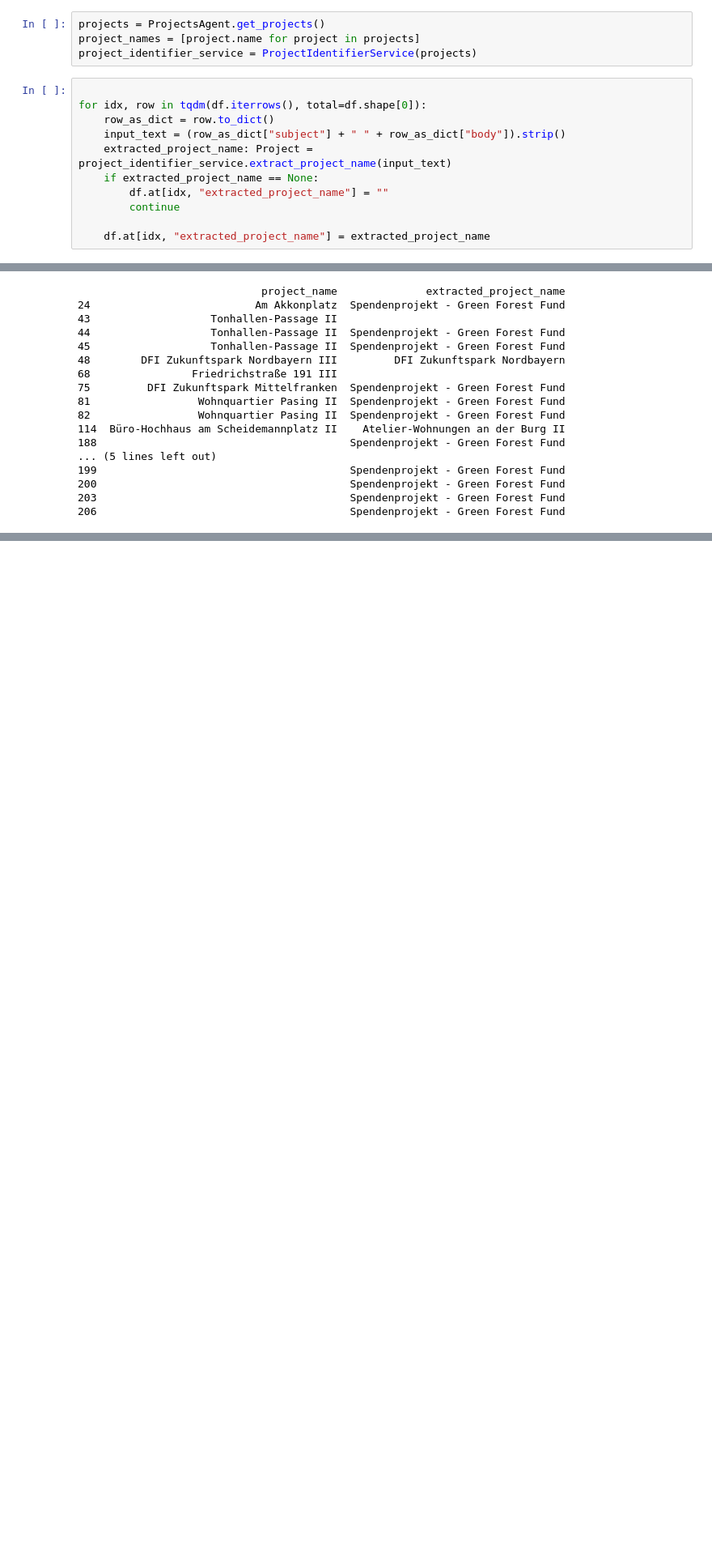
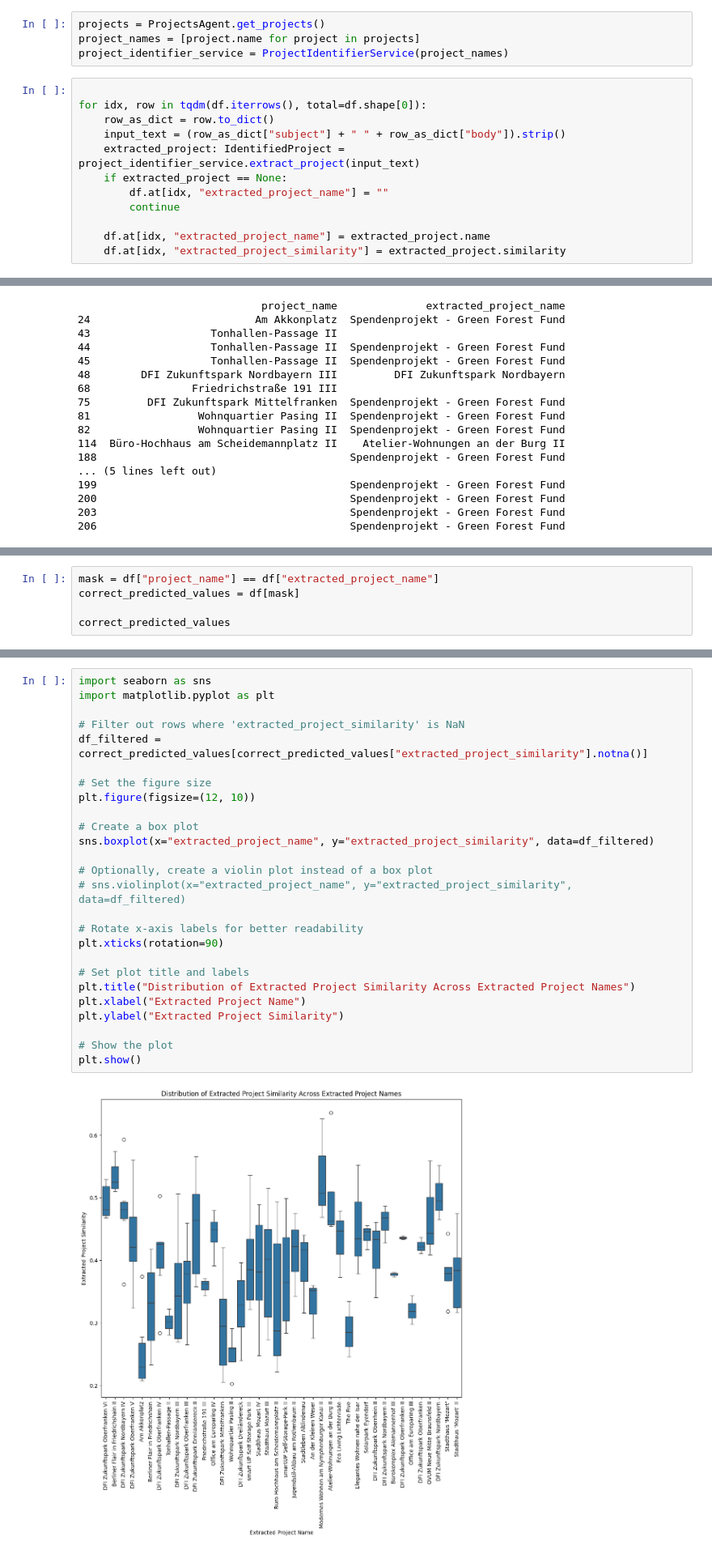
Before and after one commit to ArkadiyShuvaev/llm-zoomcamp-smart-mail, a Jupyter notebook: notebook/project_name_extractor_evaluation/02_evaluate_function.ipynb, the cells around one changed output, grey strips where cells are left out. Shown at 81% size. Saved outputs shown, nothing was run; the diff lists cells and outputs as text; blank space fills up the shorter version.

```diff
--- a/notebook/project_name_extractor_evaluation/02_evaluate_function.ipynb
+++ b/notebook/project_name_extractor_evaluation/02_evaluate_function.ipynb
@@ -49,18 +52,19 @@ df
 # %%
 projects = ProjectsAgent.get_projects()
 project_names = [project.name for project in projects]
-project_identifier_service = ProjectIdentifierService(projects)
+project_identifier_service = ProjectIdentifierService(project_names)
 # %%
 
 for idx, row in tqdm(df.iterrows(), total=df.shape[0]):
     row_as_dict = row.to_dict()
     input_text = (row_as_dict["subject"] + " " + row_as_dict["body"]).strip()
-    extracted_project_name: Project = project_identifier_service.extract_project_name(input_text)
-    if extracted_project_name == None:
+    extracted_project: IdentifiedProject = project_identifier_service.extract_project(input_text)
+    if extracted_project == None:
         df.at[idx, "extracted_project_name"] = ""
         continue
 
-    df.at[idx, "extracted_project_name"] = extracted_project_name
+    df.at[idx, "extracted_project_name"] = extracted_project.name
+    df.at[idx, "extracted_project_similarity"] = extracted_project.similarity
 # %%
 df
 # %% [output]
@@ -247,0 +252,5 @@ plt.show()
+# %%
+mask = df["project_name"] == df["extracted_project_name"]
+correct_predicted_values = df[mask]
+
+correct_predicted_values
@@ -247,0 +288,28 @@ plt.show()
+# %%
+import seaborn as sns
+import matplotlib.pyplot as plt
+
+# Filter out rows where 'extracted_project_similarity' is NaN
+df_filtered = correct_predicted_values[correct_predicted_values["extracted_project_similarity"].notna()]
+
+# Set the figure size
+plt.figure(figsize=(12, 10))
+
+# Create a box plot
+sns.boxplot(x="extracted_project_name", y="extracted_project_similarity", data=df_filtered)
+
+# Optionally, create a violin plot instead of a box plot
+# sns.violinplot(x="extracted_project_name", y="extracted_project_similarity", data=df_filtered)
+
+# Rotate x-axis labels for better readability
+plt.xticks(rotation=90)
+
+# Set plot title and labels
+plt.title("Distribution of Extracted Project Similarity Across Extracted Project Names")
+plt.xlabel("Extracted Project Name")
+plt.ylabel("Extracted Project Similarity")
+
+# Show the plot
+plt.show()
+# %% [output]
+[figure, added]
```
Also changed, not shown: parts of 9 cells of this notebook, 5 other files.
